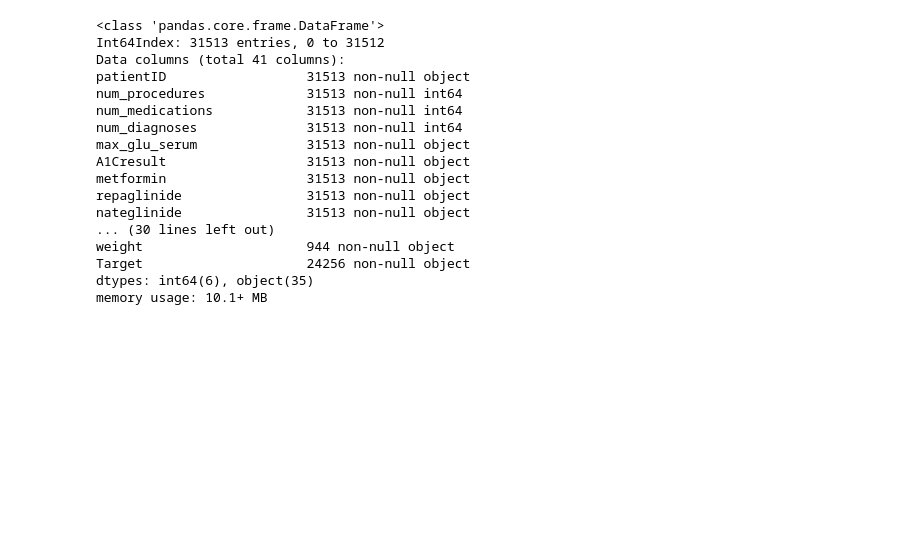
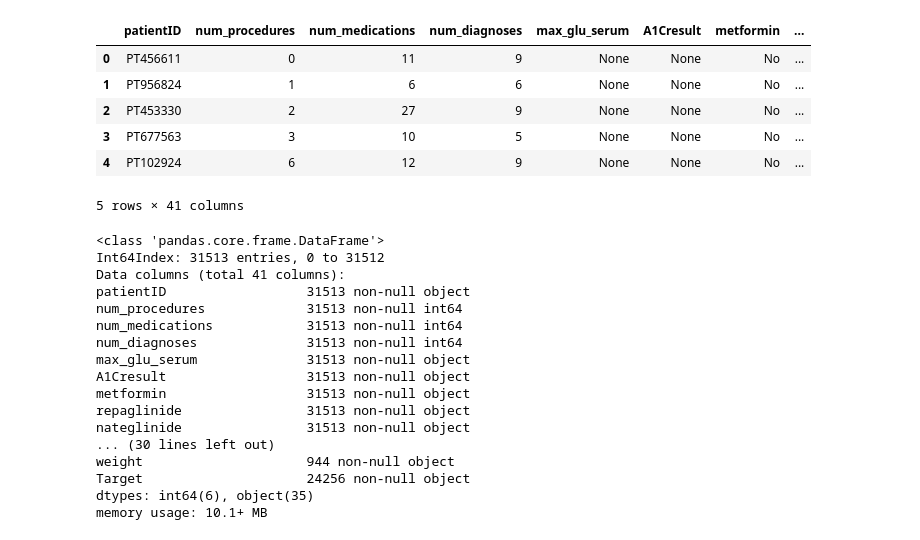
Before and after one commit to divya-nallamalli1/Python-and-ML-assignments, a Jupyter notebook: Hospital readmission ML.ipynb, the cells around one changed output. Drawn from its saved outputs; the diff is of its cells as text; code cells hidden in the pictures; blank space fills up the shorter version.

```diff
--- a/Hospital readmission ML.ipynb
+++ b/Hospital readmission ML.ipynb
@@ -24,6 +20,16 @@ patient_data = pd.read_csv('Patientdata.csv')
 # %%
 # merge all into single df
 all_features = diagnosis_data.merge(hospital_data,on=['patientID','istrain']).merge(patient_data,on=['patientID','istrain'])
+# %%
+all_features.head()
+# %% [output]
+|  | patientID | num_procedures | num_medications | num_diagnoses | max_glu_serum | A1Cresult | metformin | ... |
+| 0 | PT456611 | 0 | 11 | 9 | None | None | No | ... |
+| 1 | PT956824 | 1 | 6 | 6 | None | None | No | ... |
+| 2 | PT453330 | 2 | 27 | 9 | None | None | No | ... |
+| 3 | PT677563 | 3 | 10 | 5 | None | None | No | ... |
+| 4 | PT102924 | 6 | 12 | 9 | None | None | No | ... |
+5 rows × 41 columns
 # %%
 all_features.info()
 # %% [output]
```
Also changed, not shown: parts of 37 cells of this notebook.
